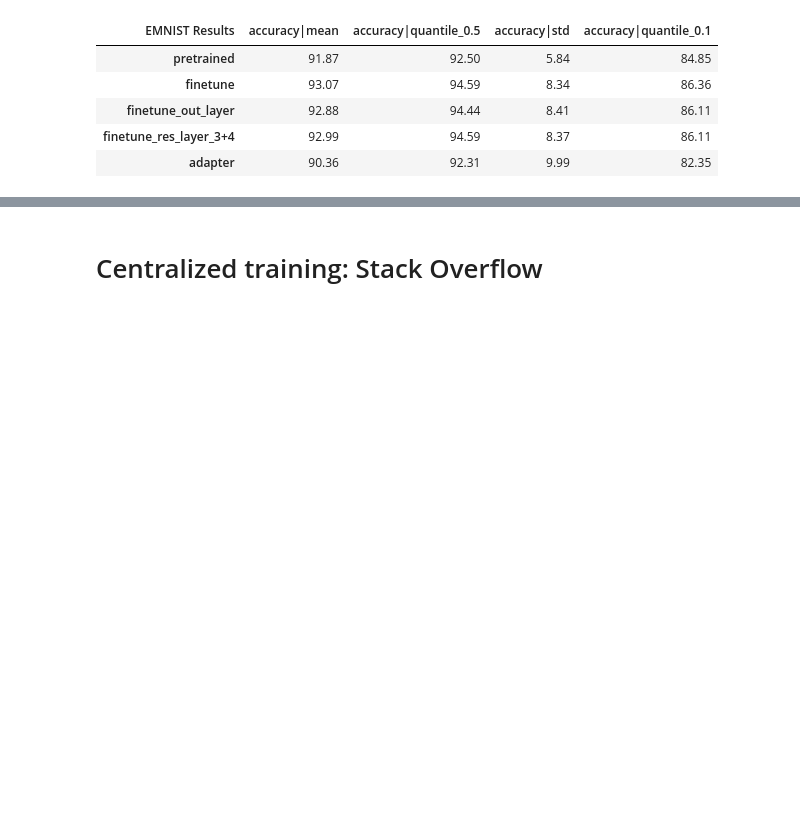
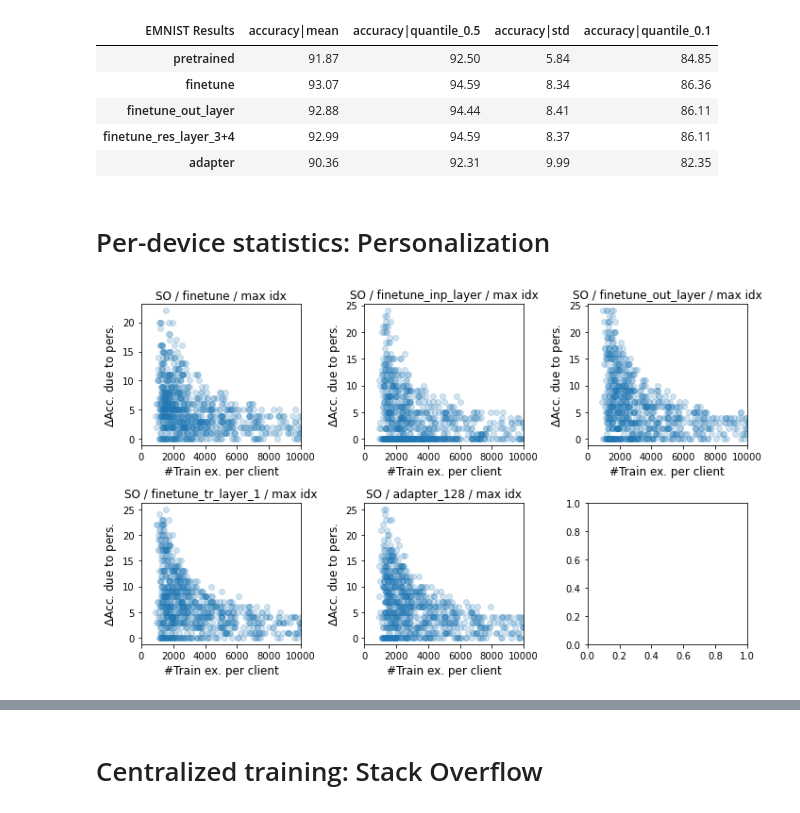
Before and after one commit to facebookresearch/FL_partial_personalization, a Jupyter notebook: parse_outputs.ipynb, the cells around one changed output, grey strips where cells are left out. Saved outputs shown, nothing was run; the diff lists cells and outputs as text; code cells hidden in the pictures; blank space fills up the shorter version.

```diff
--- a/parse_outputs.ipynb
+++ b/parse_outputs.ipynb
@@ -17,0 +19,7 @@ output_dir = '/checkpoint/pillutla/pfl/outputs'
+# %%
+def load_pkl(fn):
+    if not os.path.isfile(fn):
+        return None
+    with open(fn, 'rb') as f:
+        x = pkl.load(f)
+    return x
@@ -84,0 +155,9 @@ df2
+# %%
+df = pd.DataFrame(index=['pretrained'] + param_list, columns=['accuracy|mean', 'accuracy|quantile_0.5', 'accuracy|std', 'accuracy|quantile_0.1'])
+for param, df0 in zip(param_list, df_te):
+    for c in df.columns:
+        df.at[param, c] = df0.at['finetuned', c]
+df0 = df_te[0]
+for c in df.columns:
+    df.at['pretrained', c] = df0.at['pretrained', c]
+df
@@ -135,3 +241,30 @@ df2
 | finetune_out_layer | 92.88 | 94.44 | 8.41 | 86.11 |
 | finetune_res_layer_3+4 | 92.99 | 94.59 | 8.37 | 86.11 |
 | adapter | 90.36 | 92.31 | 9.99 | 82.35 |
+# %% [markdown]
+# Per-device statistics: Personalization
+# %%
+param_list = [
+    "finetune", "finetune_inp_layer", "finetune_out_layer",
+     "finetune_tr_layer_1", "adapter_128"
+]
+
+fn = os.path.join(output_dir, "so_tiny_try1_{}_all.p")
+
+out_list = []
+
+for param in param_list:
+    out = load_pkl(fn.format(param))
+    out_list.append(out)
+# %%
+f, ax = plt.subplots(2, 3, figsize=(10, 6))
+ax = ax.reshape(-1)
+for i, (param, out) in enumerate(zip(param_list, out_list)):
+    if out is None:
+        print('No output found for', param)
+    else:
+        make_best_iter_scatter(out, ax[i], param, 'SO')
+
+plt.tight_layout()
+# %% [output]
+[figure, added]
```
Also changed, not shown: parts of 20 cells of this notebook, 11 other files.
